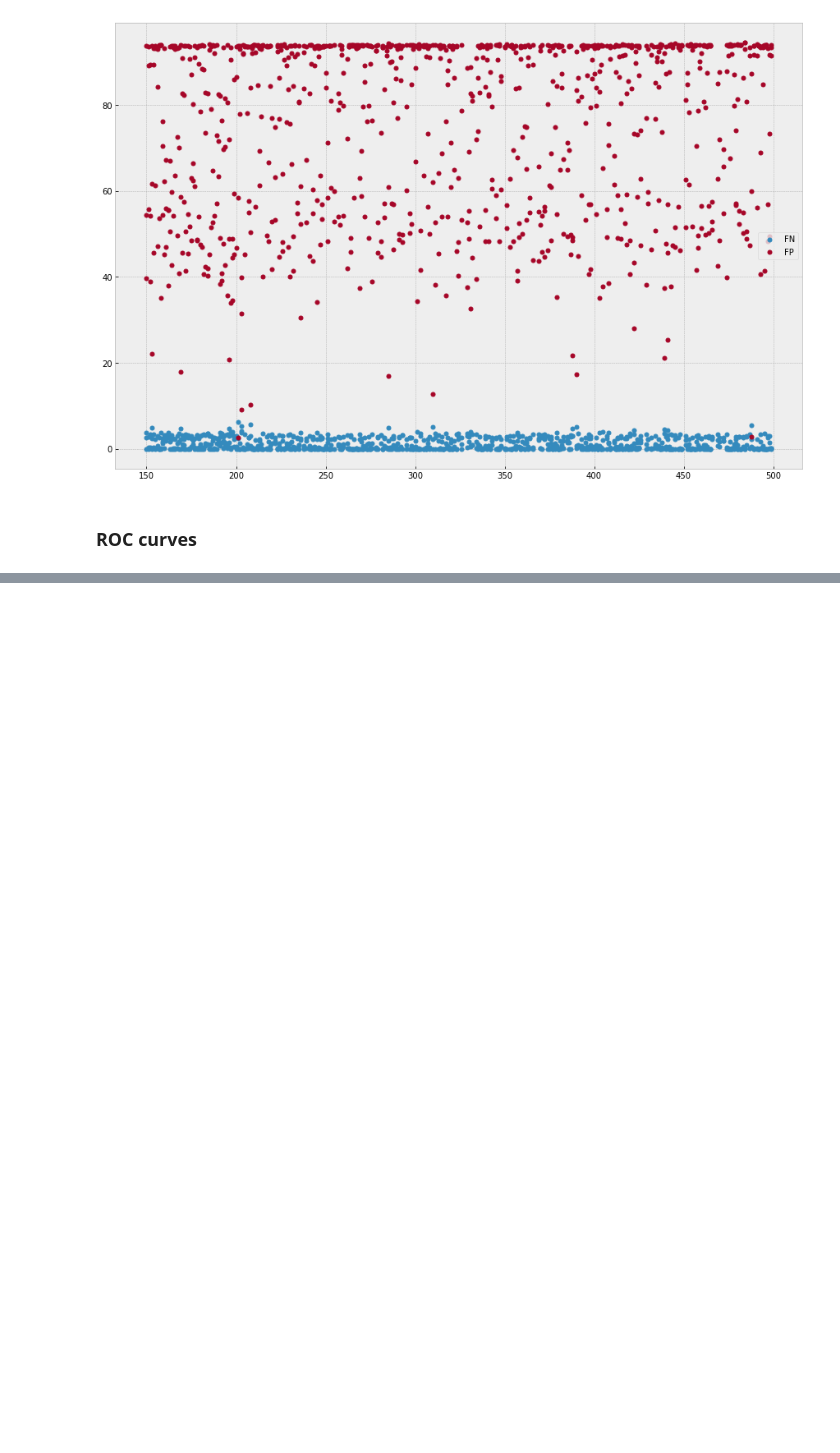
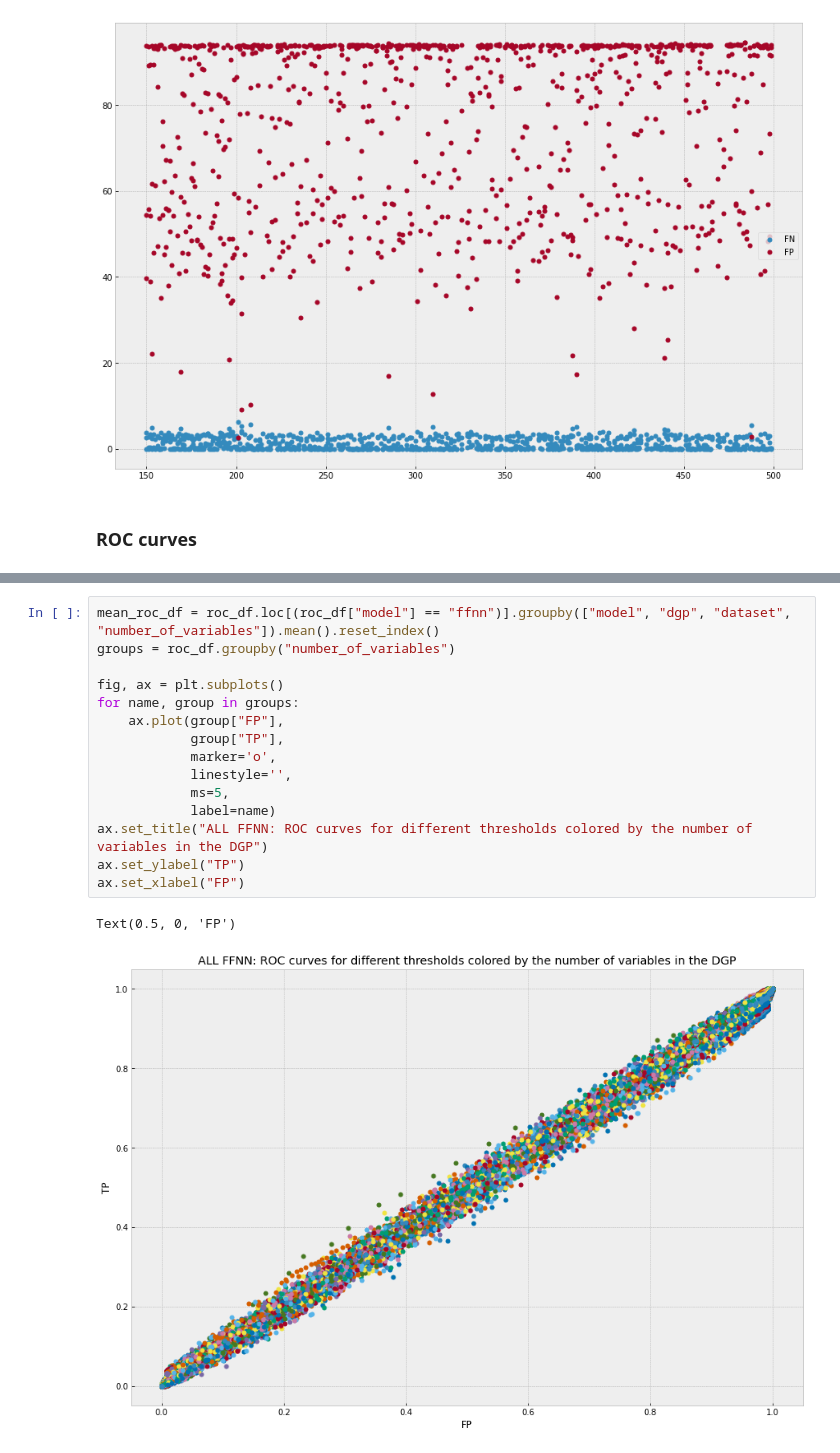
Before and after one commit to dcuoliveira/NN-VAR-Cov-Pred, a Jupyter notebook: src/results_report.ipynb, the cells around one changed output, grey strips where cells are left out. Cells and saved outputs as stored; diff of their text form; blank space fills up the shorter version.

```diff
--- a/src/results_report.ipynb
+++ b/src/results_report.ipynb
@@ -435,0 +421,18 @@ Text(0.5, 1.0, 'linear_reg ROC curves for different thresholds colored by the nu
+# %%
+mean_roc_df = roc_df.loc[(roc_df["model"] == "ffnn")].groupby(["model", "dgp", "dataset", "number_of_variables"]).mean().reset_index()
+groups = roc_df.groupby("number_of_variables")
+
+fig, ax = plt.subplots()
+for name, group in groups:
+    ax.plot(group["FP"],
+            group["TP"],
+            marker='o',
+            linestyle='',
+            ms=5,
+            label=name)
+ax.set_title("ALL FFNN: ROC curves for different thresholds colored by the number of variables in the DGP")
+ax.set_ylabel("TP")
+ax.set_xlabel("FP")
+# %% [output]
+Text(0.5, 0, 'FP')
+[figure, added]
```
Also changed, not shown: parts of 5 cells of this notebook.
